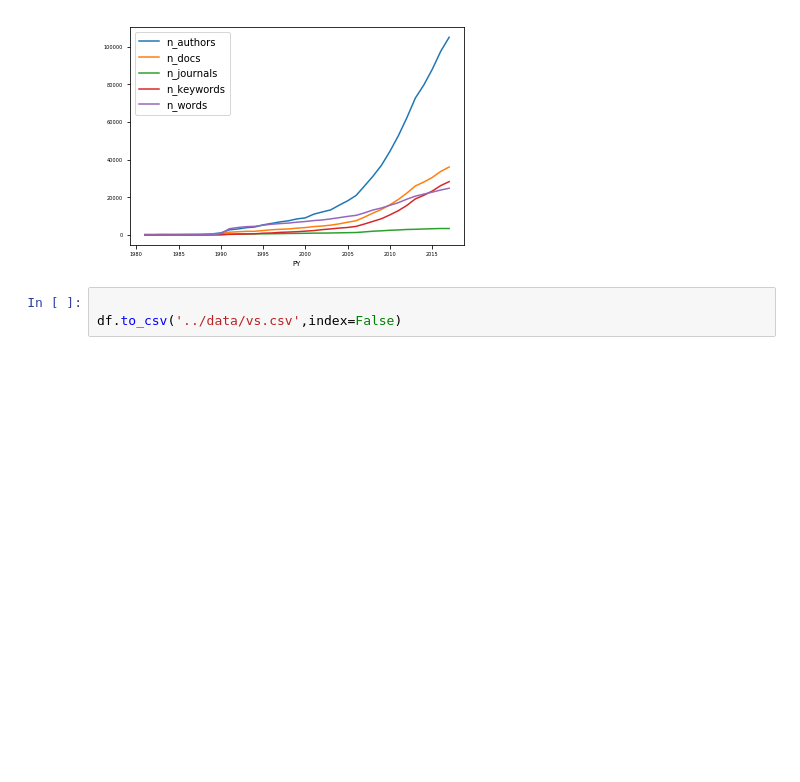
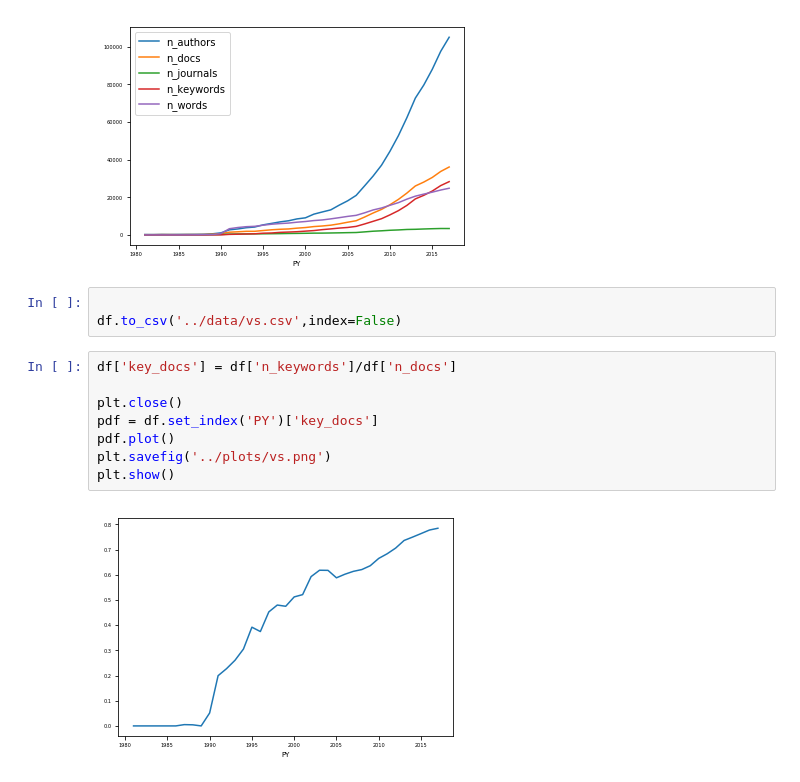
Before and after one commit to mcallaghan/big_literature, a Jupyter notebook: py/vs.ipynb, the cells around one changed output. Drawn from its saved outputs; the diff is of its cells as text; blank space fills up the shorter version.

```diff
--- a/py/vs.ipynb
+++ b/py/vs.ipynb
@@ -93,3 +93,13 @@ plt.show()
 # %%
 
 df.to_csv('../data/vs.csv',index=False)
+# %%
+df['key_docs'] = df['n_keywords']/df['n_docs']
+
+plt.close()
+pdf = df.set_index('PY')['key_docs']
+pdf.plot()
+plt.savefig('../plots/vs.png')
+plt.show()
+# %% [output]
+[figure, added]
```
Also changed, not shown: 3 other files.
